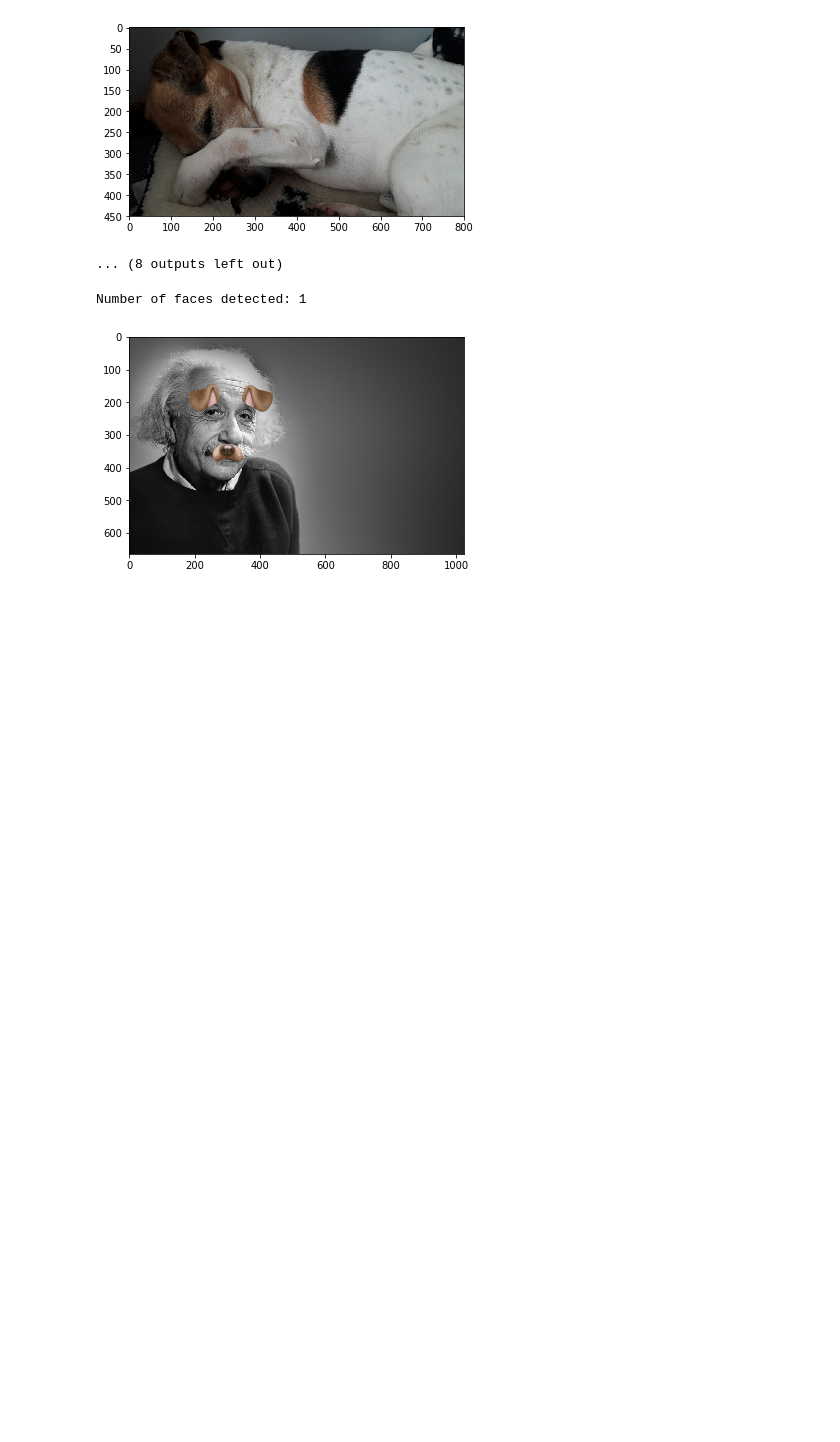
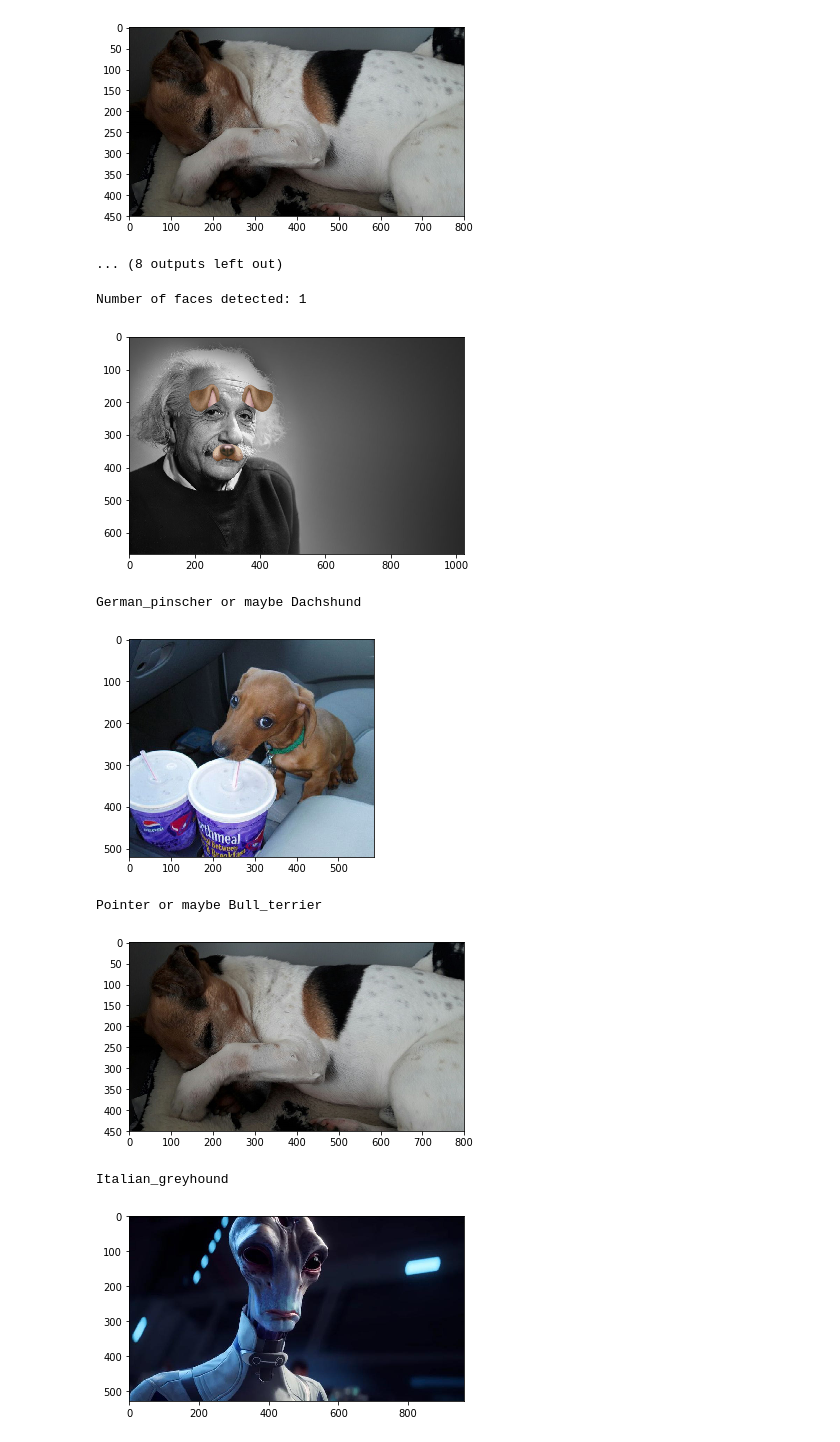
Before and after one commit to spil-peter-forgacs/dog-project, a Jupyter notebook: dog_app.ipynb, the cells around one changed output. Cells and saved outputs as stored; diff of their text form; code cells hidden in the pictures; blank space fills up the shorter version.

Commit message:
Multiple dog breeds were added

```diff
--- a/dog_app.ipynb
+++ b/dog_app.ipynb
@@ -1042,3 +1043,41 @@ plt.show()
 # %% [output]
 Number of faces detected: 1
 [figure]
+# %%
+# Predict mutts
+
+# Resnet50
+def Resnet50_predict_breed_multi(img_path):
+    # extract bottleneck features
+    bottleneck_feature = extract_Resnet50(path_to_tensor(img_path))
+
+    # obtain predicted vector
+    predicted_vector = Resnet50_model.predict(bottleneck_feature)
+
+    # most likely breed
+    breed = dog_names[np.argmax(predicted_vector)]
+
+    # order result: biggest first
+    predicted_sort = np.argsort(-predicted_vector)
+
+    # add mutt, if it seems to be one
+    second_breed = predicted_sort[0][1]
+    breed2 = predicted_vector[0][second_breed]
+    if breed2 > 0.01:
+        breed += " or maybe "+ dog_names[second_breed]
+
+    # dog breed that is predicted by the model
+    print(breed)
+
+    show_image(img_path)
+
+Resnet50_predict_breed_multi("images_test/dog_drinking.jpg")
+Resnet50_predict_breed_multi("images_test/jack_russel_rusty.jpg")
+Resnet50_predict_breed_multi("images_test/mass-effect-andromeda.jpg")
+# %% [output]
+German_pinscher or maybe Dachshund
+[figure, added]
+Pointer or maybe Bull_terrier
+[figure, added]
+Italian_greyhound
+[figure, added]
```
Also changed, not shown: parts of 11 cells of this notebook.
